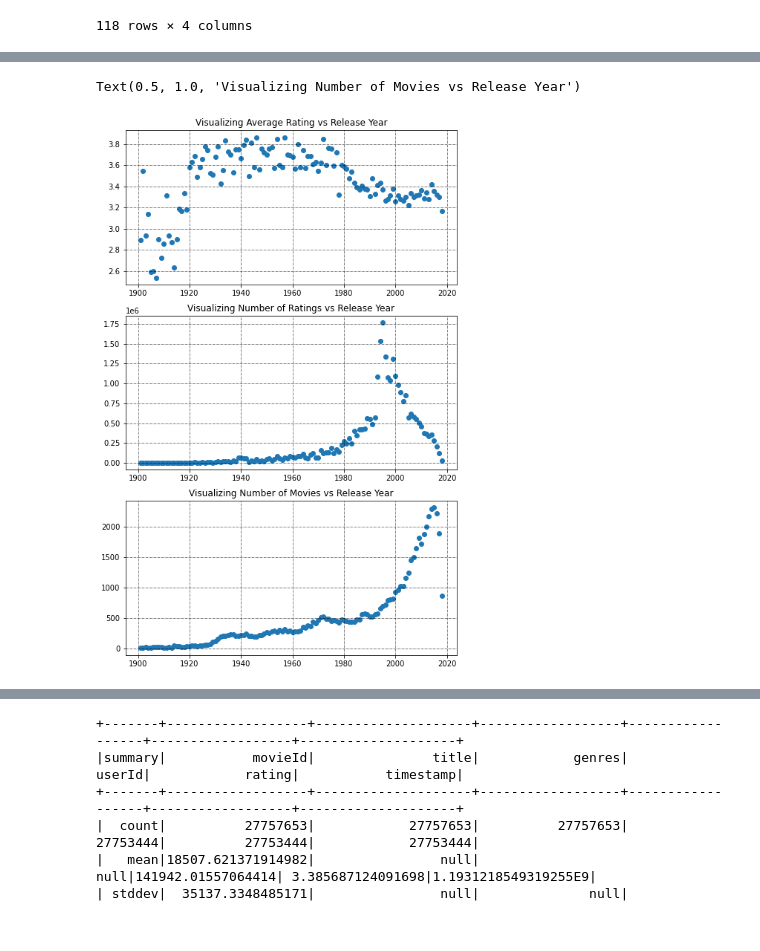
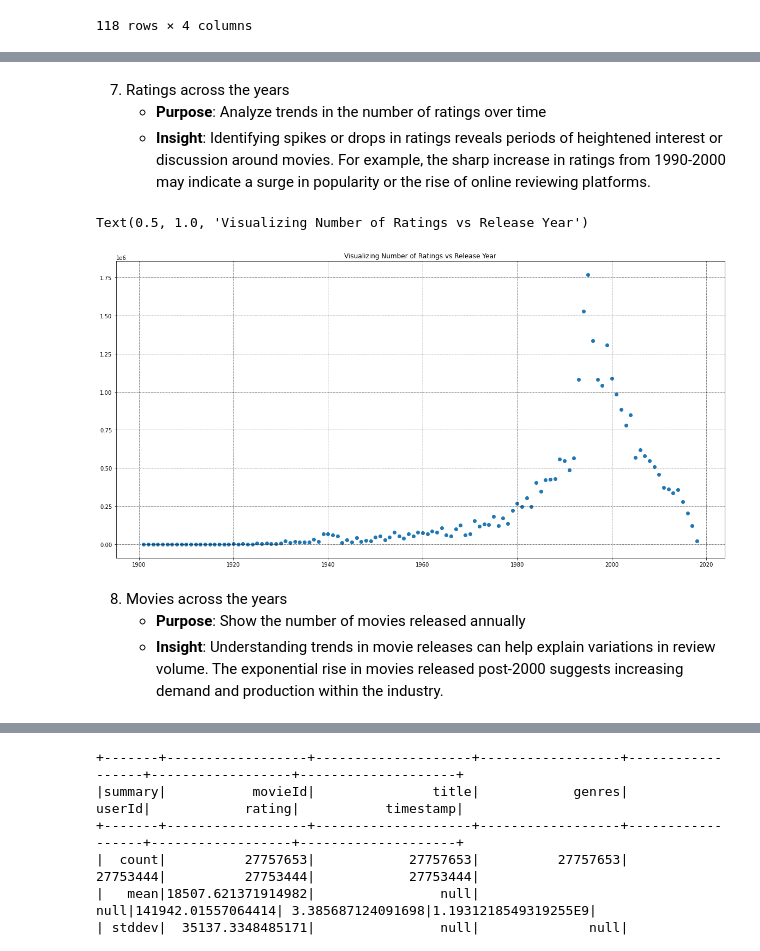
Before and after one commit to PatrickEspino/MovieRecommender, a Jupyter notebook: MovieRecommender.ipynb, the cells around one changed output, grey strips where cells are left out. Cells and saved outputs as stored; diff of their text form; code cells hidden in the pictures.

```diff
--- a/MovieRecommender.ipynb
+++ b/MovieRecommender.ipynb
@@ -315,17 +513,16 @@ release_year_rating.sort_values(by=['num_movies'], ascending = False)
+# %% [markdown]
+7. Ratings across the years
+    * **Purpose**: Analyze trends in the number of ratings over time
+    * **Insight**: Identifying spikes or drops in ratings reveals periods of heightened interest or discussion around movies. For example, the sharp increase in ratings from 1990-2000 may indicate a surge in popularity or the rise of online reviewing platforms.
 # %%
-plt.figure(figsize = (8,13))
-plt.subplot(3, 1, 1)
-plt.scatter(release_year_rating.releaseyear.astype('int64'),release_year_rating.avg_rating)
-plt.grid(color = 'k', linestyle = '-.', linewidth = 0.5)
-plt.title('Visualizing Average Rating vs Release Year')
-plt.subplot(3, 1, 2)
+plt.figure(figsize=(20,10))
 plt.scatter(release_year_rating.releaseyear.astype('int64'),release_year_rating.num_ratings)
 plt.grid(color = 'k', linestyle = '-.', linewidth = 0.5)
 plt.title('Visualizing Number of Ratings vs Release Year')
-plt.subplot(3, 1, 3)
-plt.scatter(release_year_rating.releaseyear.astype('int64'),release_year_rating.num_movies)
-plt.grid(color = 'k', linestyle = '-.', linewidth = 0.5)
-plt.title('Visualizing Number of Movies vs Release Year')
 # %% [output]
-Text(0.5, 1.0, 'Visualizing Number of Movies vs Release Year')
+Text(0.5, 1.0, 'Visualizing Number of Ratings vs Release Year')
-[figure, old version]
+[figure, new version]
+# %% [markdown]
+8. Movies across the years
+    * **Purpose**: Show the number of movies released annually
+    * **Insight**: Understanding trends in movie releases can help explain variations in review volume. The exponential rise in movies released post-2000 suggests increasing demand and production within the industry.
```
Also changed, not shown: parts of 51 cells of this notebook.
